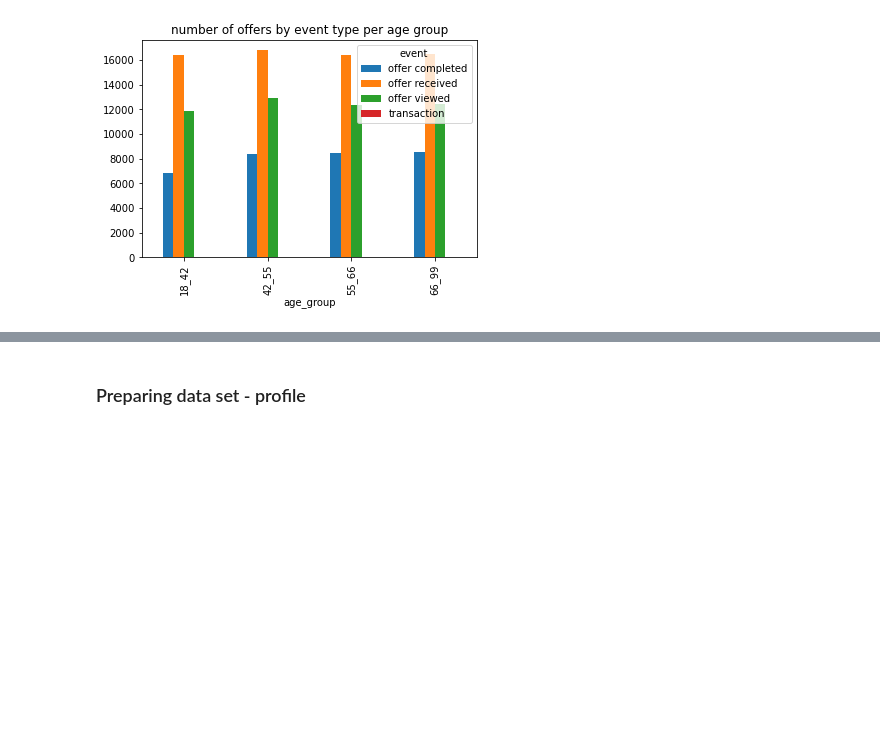
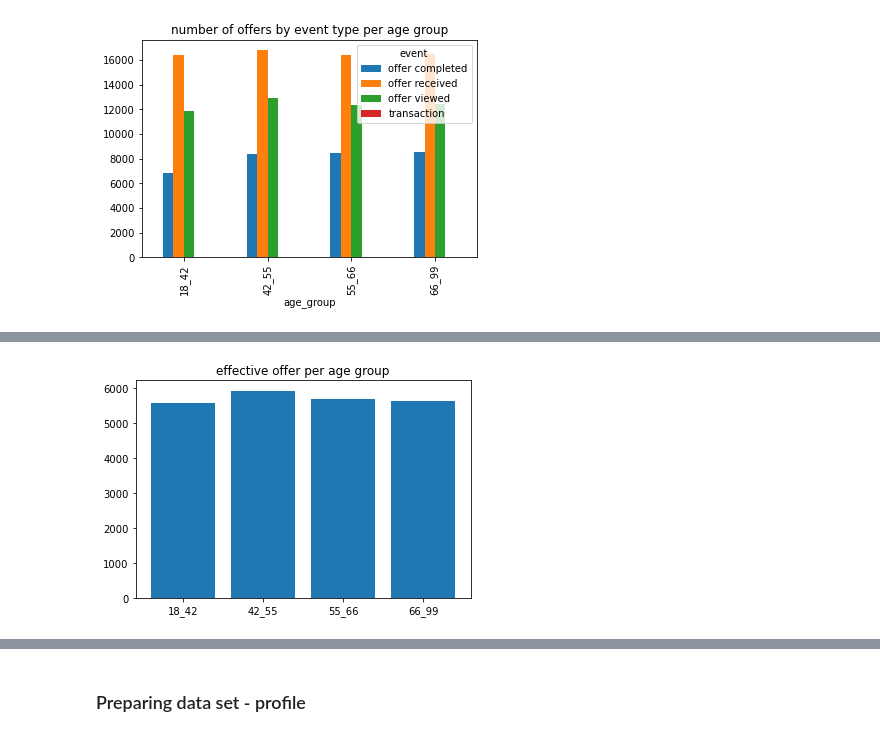
Before and after one commit to xmjuan/starbucks_capstone, a Jupyter notebook: Starbucks_Capstone_notebook.ipynb, the cells around one changed output, grey strips where cells are left out. Saved outputs shown, nothing was run; the diff lists cells and outputs as text; code cells hidden in the pictures; blank space fills up the shorter version.

```diff
--- a/Starbucks_Capstone_notebook.ipynb
+++ b/Starbucks_Capstone_notebook.ipynb
@@ -542,0 +608,15 @@ SyntaxError: 'break' outside loop (<ipython-input-40-6aaf1f276005>, line 1)
+# %%
+# number of effective offers per age group
+effective_offer = model_df[model_df['effective_offer']==1]
+age_1 = (effective_offer['18_42']==1).sum()
+age_2 = (effective_offer['42_55']==1).sum()
+age_3 = (effective_offer['55_66']==1).sum()
+age_4 = (effective_offer['66_99']==1).sum()
+
+y = [age_1, age_2, age_3, age_4]
+x = range(0, 4)
+plt.bar(x, y)
+plt.xticks(x, labels=['18_42','42_55','55_66','66_99'])
+plt.title('effective offer per age group');
+# %% [output]
+[figure, added]
```
Also changed, not shown: parts of 44 cells of this notebook.
